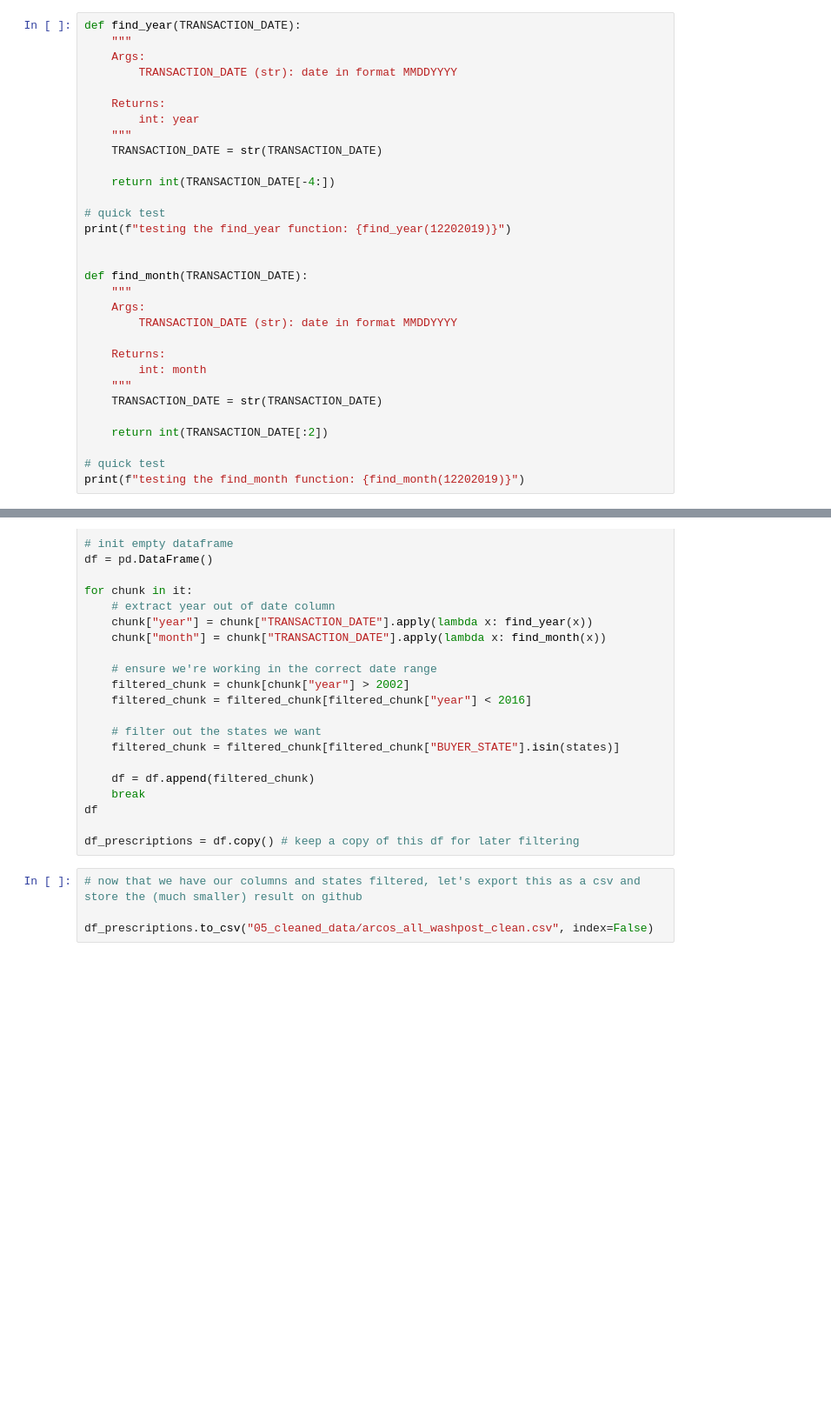
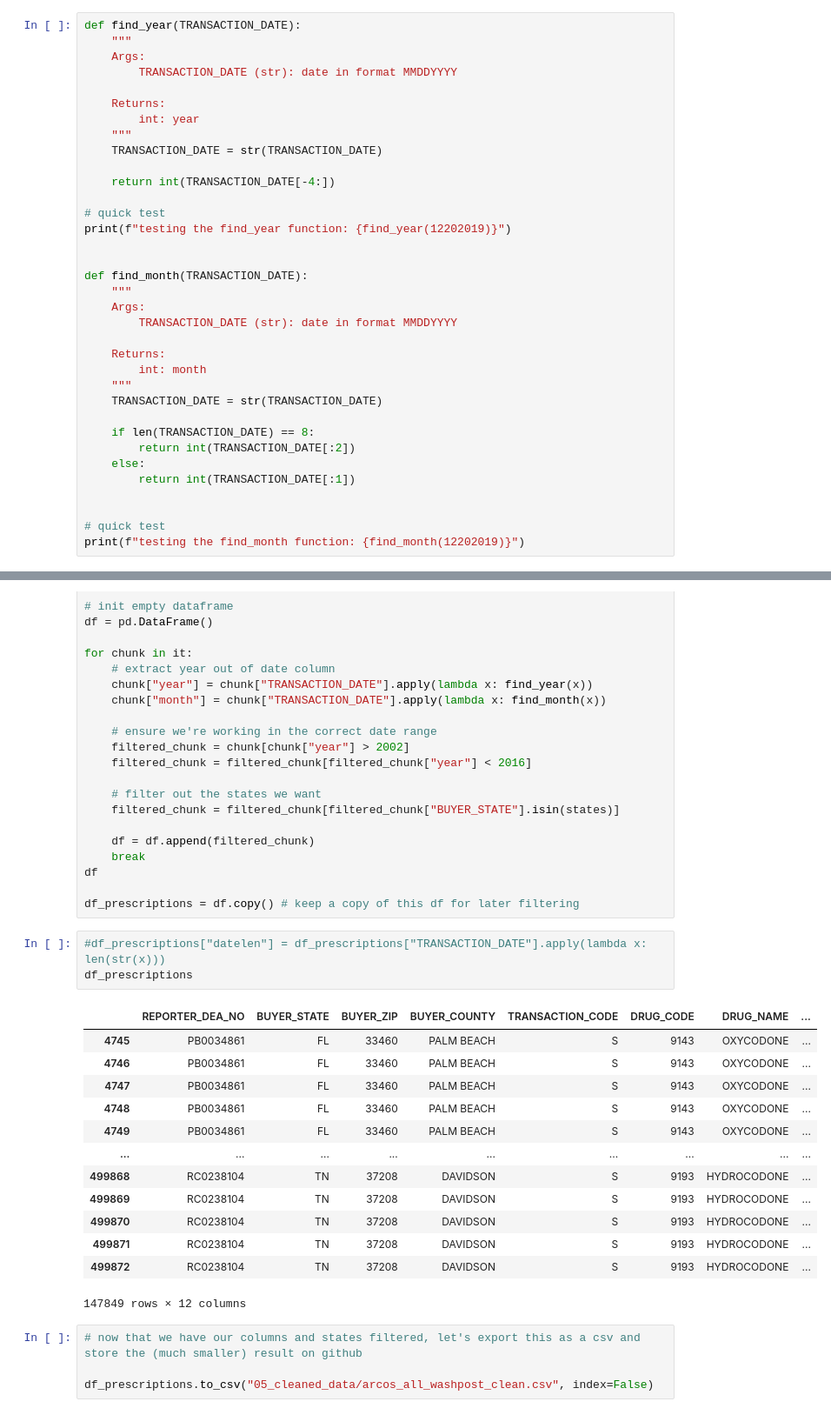
Before and after one commit to abzdel/Opioid-Analysis, a Jupyter notebook: 02_clean_data.ipynb, the cells around one changed output, grey strips where cells are left out. Shown: that part at 87% size. Cells and saved outputs as stored; diff of their text form; blank space fills up the shorter version.

```diff
--- a/02_clean_data.ipynb
+++ b/02_clean_data.ipynb
@@ -38,7 +38,11 @@ def find_month(TRANSACTION_DATE):
     """
     TRANSACTION_DATE = str(TRANSACTION_DATE)
 
-    return int(TRANSACTION_DATE[:2])
+    if len(TRANSACTION_DATE) == 8:
+        return int(TRANSACTION_DATE[:2])
+    else:
+        return int(TRANSACTION_DATE[:1])
+
 
 # quick test
 print(f"testing the find_month function: {find_month(12202019)}")
@@ -95,6 +99,23 @@ for chunk in it:
 df
 
 df_prescriptions = df.copy() # keep a copy of this df for later filtering
+# %%
+#df_prescriptions["datelen"] = df_prescriptions["TRANSACTION_DATE"].apply(lambda x: len(str(x)))
+df_prescriptions
+# %% [output]
+|  | REPORTER_DEA_NO | BUYER_STATE | BUYER_ZIP | BUYER_COUNTY | TRANSACTION_CODE | DRUG_CODE | DRUG_NAME | ... |
+| 4745 | PB0034861 | FL | 33460 | PALM BEACH | S | 9143 | OXYCODONE | ... |
+| 4746 | PB0034861 | FL | 33460 | PALM BEACH | S | 9143 | OXYCODONE | ... |
+| 4747 | PB0034861 | FL | 33460 | PALM BEACH | S | 9143 | OXYCODONE | ... |
+| 4748 | PB0034861 | FL | 33460 | PALM BEACH | S | 9143 | OXYCODONE | ... |
+| 4749 | PB0034861 | FL | 33460 | PALM BEACH | S | 9143 | OXYCODONE | ... |
+| ... | ... | ... | ... | ... | ... | ... | ... | ... |
+| 499868 | RC0238104 | TN | 37208 | DAVIDSON | S | 9193 | HYDROCODONE | ... |
+| 499869 | RC0238104 | TN | 37208 | DAVIDSON | S | 9193 | HYDROCODONE | ... |
+| 499870 | RC0238104 | TN | 37208 | DAVIDSON | S | 9193 | HYDROCODONE | ... |
+| 499871 | RC0238104 | TN | 37208 | DAVIDSON | S | 9193 | HYDROCODONE | ... |
+| 499872 | RC0238104 | TN | 37208 | DAVIDSON | S | 9193 | HYDROCODONE | ... |
+147849 rows × 12 columns
 # %%
 # now that we have our columns and states filtered, let's export this as a csv and store the (much smaller) result on github
 
```
Also changed, not shown: parts of 5 cells of this notebook.
